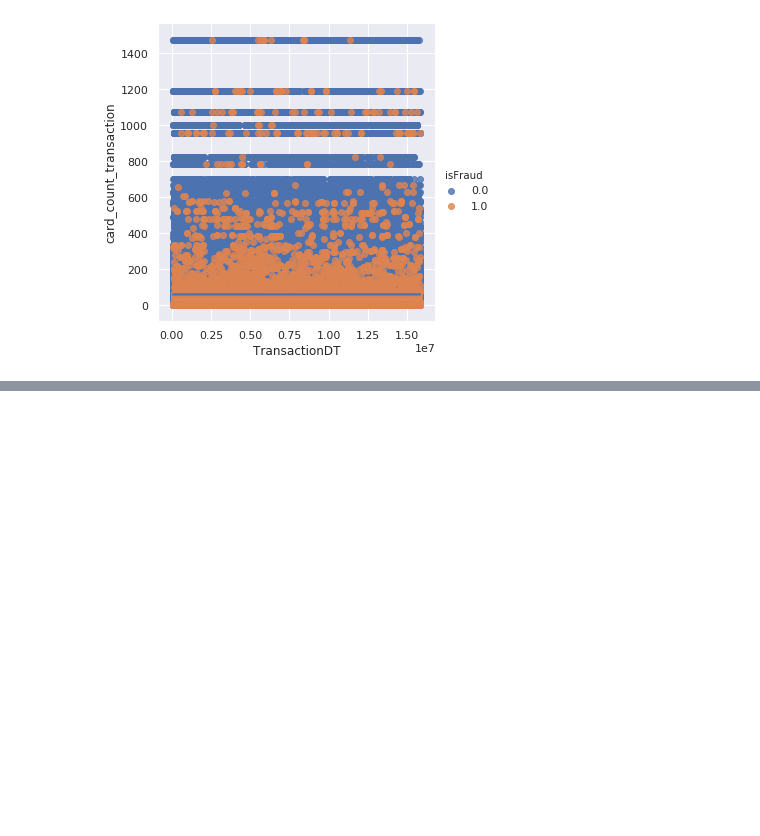
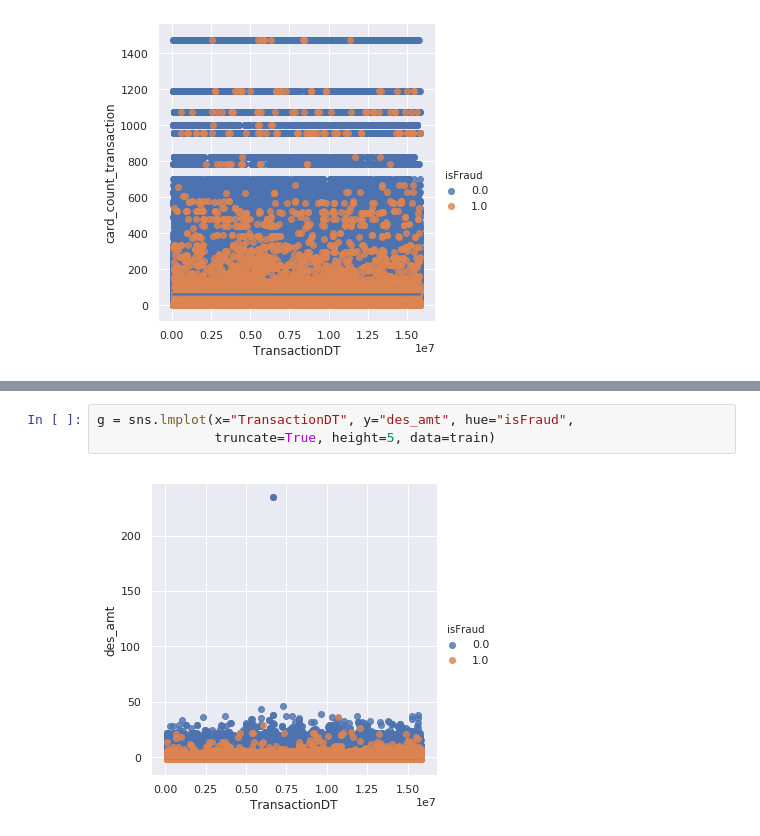
Before and after one commit to rodgomrod/kaggle_ieee_fraud, a Jupyter notebook: exploring_features_2nd_round.ipynb, the cells around one changed output, grey strips where cells are left out. Cells and saved outputs as stored; diff of their text form; blank space fills up the shorter version.

```diff
--- a/exploring_features_2nd_round.ipynb
+++ b/exploring_features_2nd_round.ipynb
@@ -69,0 +99,5 @@ g = sns.lmplot(x="TransactionDT", y="card_count_transaction", hue="isFraud",
+# %%
+g = sns.lmplot(x="TransactionDT", y="des_amt", hue="isFraud",
+               truncate=True, height=5, data=train)
+# %% [output]
+[figure, added]
```
Also changed, not shown: parts of 12 cells of this notebook, 2 other files.
